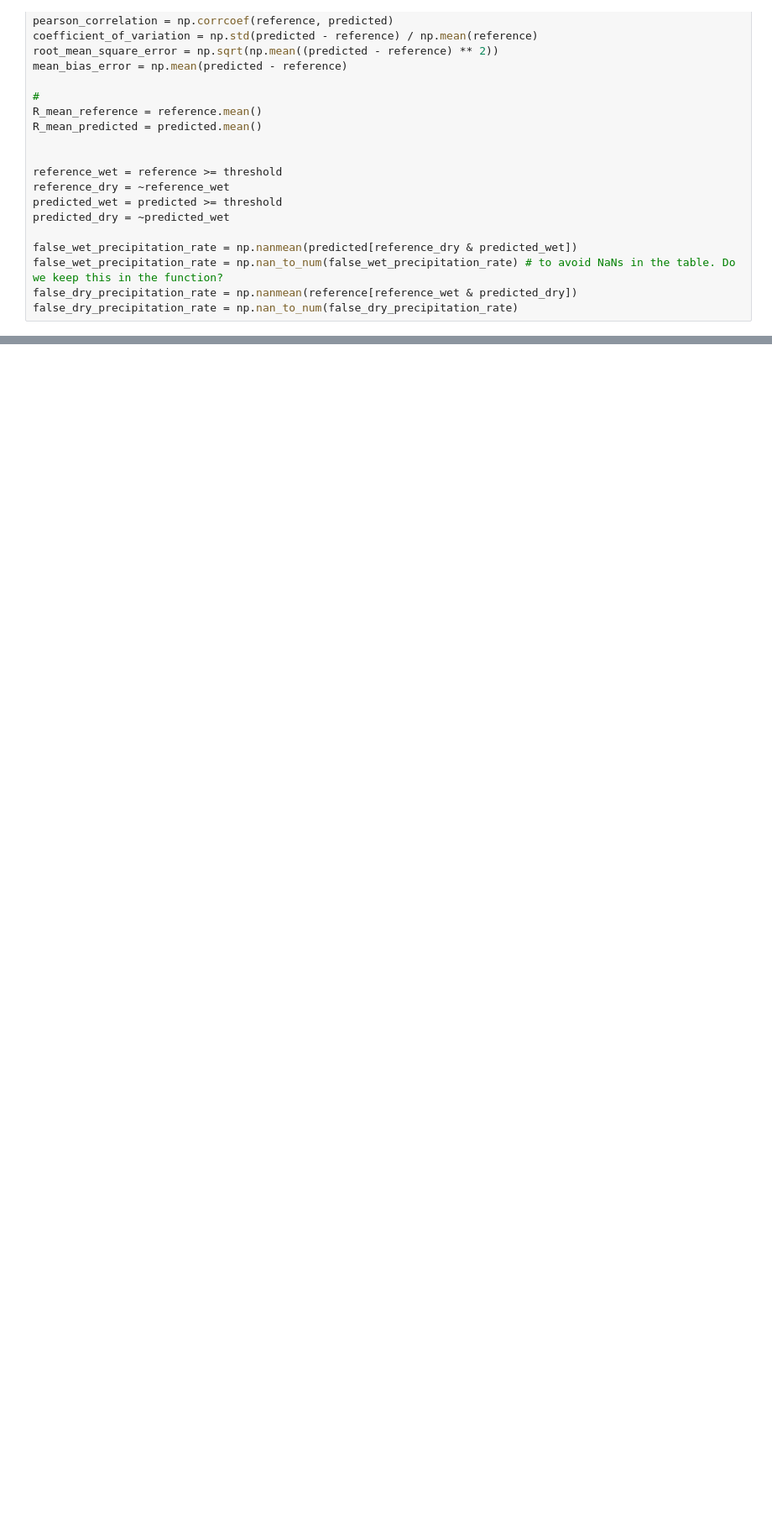
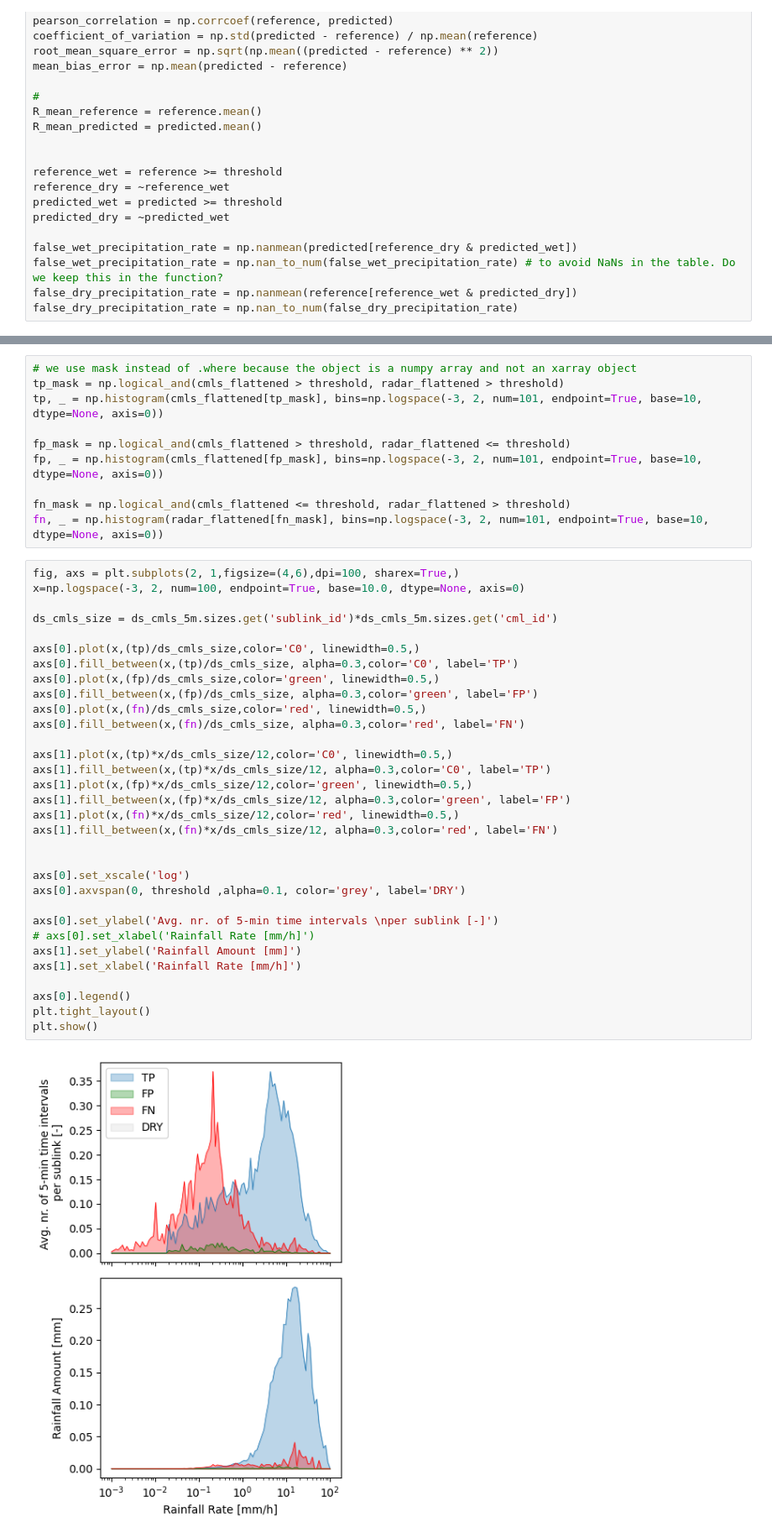
Before and after one commit to OpenSenseAction/poligrain, a Jupyter notebook: docs/notebooks/Example_validation.ipynb, the cells around one changed output, grey strips where cells are left out. Shown at 84% size. Cells and saved outputs as stored; diff of their text form; blank space fills up the shorter version.

```diff
--- a/docs/notebooks/Example_validation.ipynb
+++ b/docs/notebooks/Example_validation.ipynb
@@ -177,0 +166,44 @@ AttributeError: 'numpy.ndarray' object has no attribute 'where'
+# %%
+# we use mask instead of .where because the object is a numpy array and not an xarray object
+tp_mask = np.logical_and(cmls_flattened > threshold, radar_flattened > threshold)
+tp, _ = np.histogram(cmls_flattened[tp_mask], bins=np.logspace(-3, 2, num=101, endpoint=True, base=10, dtype=None, axis=0))
+
+fp_mask = np.logical_and(cmls_flattened > threshold, radar_flattened <= threshold)
+fp, _ = np.histogram(cmls_flattened[fp_mask], bins=np.logspace(-3, 2, num=101, endpoint=True, base=10, dtype=None, axis=0))
+
+fn_mask = np.logical_and(cmls_flattened <= threshold, radar_flattened > threshold)
+fn, _ = np.histogram(radar_flattened[fn_mask], bins=np.logspace(-3, 2, num=101, endpoint=True, base=10, dtype=None, axis=0))
+# %%
+fig, axs = plt.subplots(2, 1,figsize=(4,6),dpi=100, sharex=True,)
+x=np.logspace(-3, 2, num=100, endpoint=True, base=10.0, dtype=None, axis=0)
+
+ds_cmls_size = ds_cmls_5m.sizes.get('sublink_id')*ds_cmls_5m.sizes.get('cml_id')
+
+axs[0].plot(x,(tp)/ds_cmls_size,color='C0', linewidth=0.5,)
+axs[0].fill_between(x,(tp)/ds_cmls_size, alpha=0.3,color='C0', label='TP')
+axs[0].plot(x,(fp)/ds_cmls_size,color='green', linewidth=0.5,)
+axs[0].fill_between(x,(fp)/ds_cmls_size, alpha=0.3,color='green', label='FP')
+axs[0].plot(x,(fn)/ds_cmls_size,color='red', linewidth=0.5,)
+axs[0].fill_between(x,(fn)/ds_cmls_size, alpha=0.3,color='red', label='FN')
+
+axs[1].plot(x,(tp)*x/ds_cmls_size/12,color='C0', linewidth=0.5,)
+axs[1].fill_between(x,(tp)*x/ds_cmls_size/12, alpha=0.3,color='C0', label='TP')
+axs[1].plot(x,(fp)*x/ds_cmls_size/12,color='green', linewidth=0.5,)
+axs[1].fill_between(x,(fp)*x/ds_cmls_size/12, alpha=0.3,color='green', label='FP')
+axs[1].plot(x,(fn)*x/ds_cmls_size/12,color='red', linewidth=0.5,)
+axs[1].fill_between(x,(fn)*x/ds_cmls_size/12, alpha=0.3,color='red', label='FN')
+
+
+axs[0].set_xscale('log')
+axs[0].axvspan(0, threshold ,alpha=0.1, color='grey', label='DRY')
+
+axs[0].set_ylabel('Avg. nr. of 5-min time intervals \nper sublink [-]')
+# axs[0].set_xlabel('Rainfall Rate [mm/h]')
+axs[1].set_ylabel('Rainfall Amount [mm]')
+axs[1].set_xlabel('Rainfall Rate [mm/h]')
+
+axs[0].legend()
+plt.tight_layout()
+plt.show()
+# %% [output]
+[figure, added]
```
Also changed, not shown: parts of 8 cells of this notebook.
